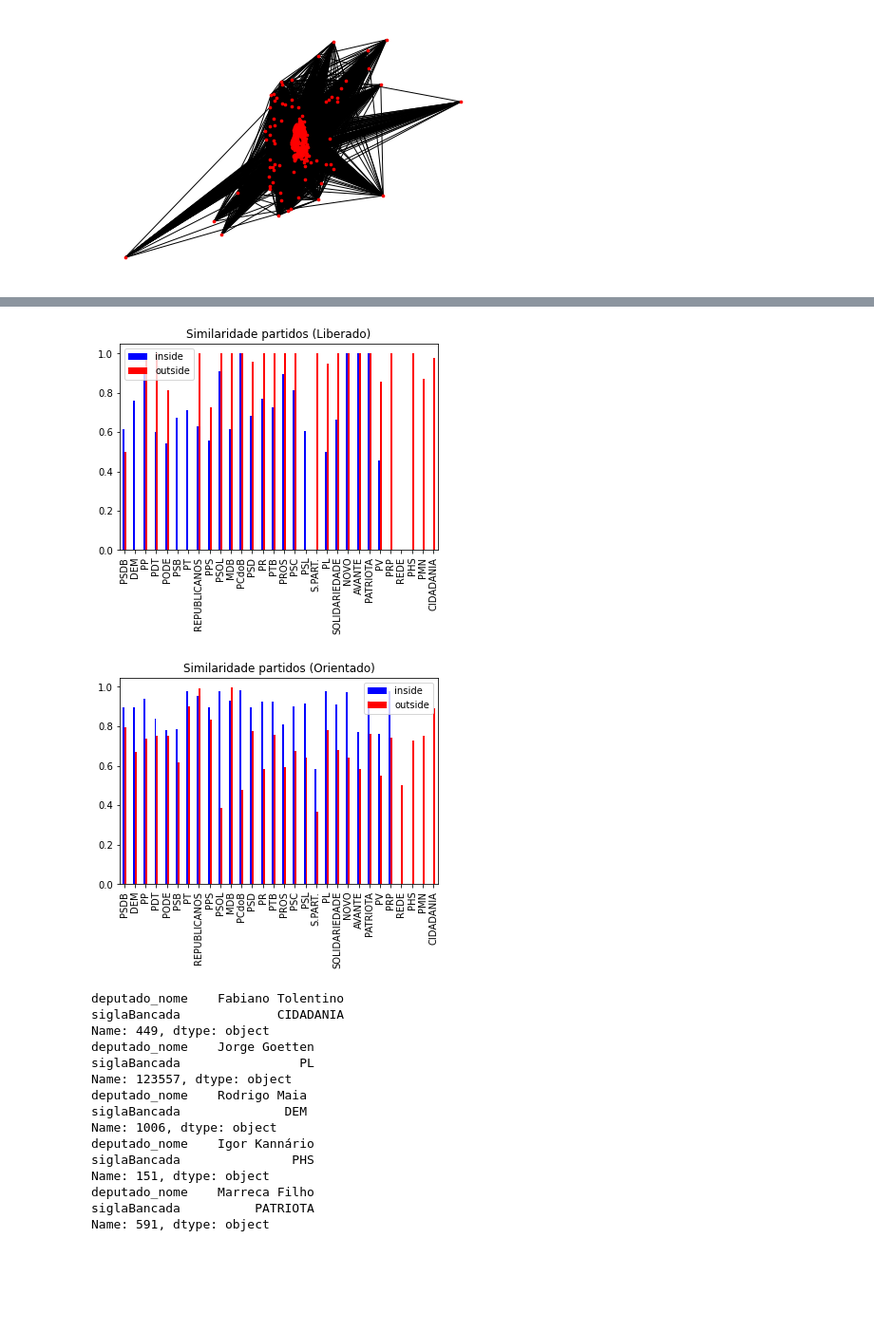
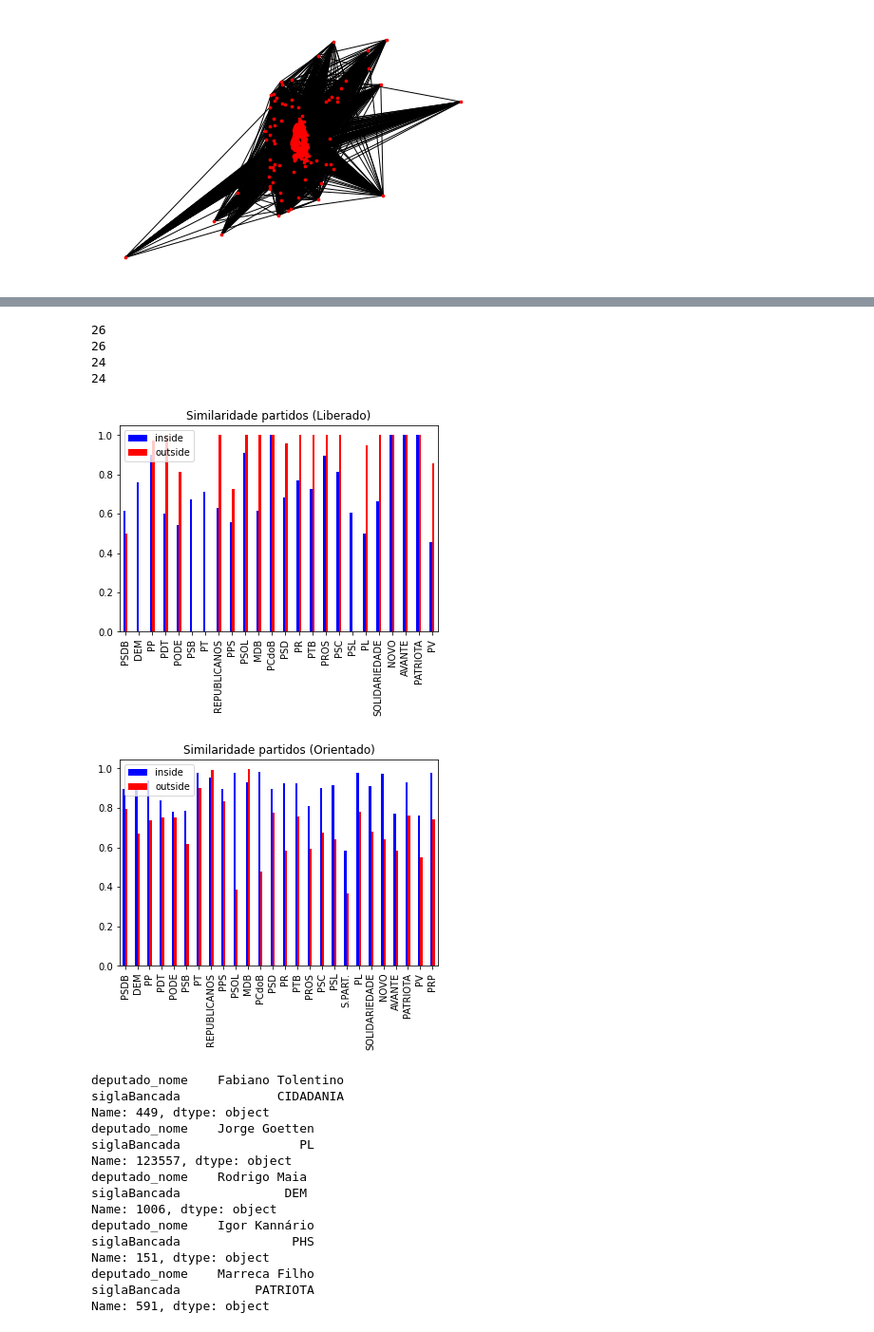
Before and after one commit to rodrigohaddad/Complex-Networks, a Jupyter notebook: tf/analyse_network.ipynb, the cells around one changed output, grey strips where cells are left out. Shown: that part at 95% size. Cells and saved outputs as stored; diff of their text form; code cells hidden in the pictures; blank space fills up the shorter version.

```diff
--- a/tf/analyse_network.ipynb
+++ b/tf/analyse_network.ipynb
@@ -329,18 +330,35 @@ def plot_bar_graph(inside, outside, lb):
     m1_t[['inside','outside']].plot(kind='bar', width=width, color=['b', 'r'])
 
     ax = plt.gca()
-    ax.set_xticklabels(list(sim_l.keys()))
+    ax.set_xticklabels(list(inside.keys()))
 
     ax.set(title=f"Similaridade partidos ({lb['name']})")
     plt.savefig(f"figs/party_sim_{lb['file']}.png")
 
     plt.show()
-# %%
-plot_bar_graph(sim_l, outside_sim_l, {"file": "free", "name": "Liberado"})
-plot_bar_graph(sim_o, outside_sim_o, {"file": "guided", "name": "Orientado"})
-# %% [output]
-[figure, removed]
-[figure, removed]
+# %%
+outside_sim_l_0 = {}
+sim_l_0 = {}
+for k, v in sim_l.items():
+    if v != 0:
+        outside_sim_l_0[k] = outside_sim_l[k]
+        sim_l_0[k] = v
+
+outside_sim_o_0 = {}
+sim_o_0 = {}
+for k, v in sim_o.items():
+    if v != 0:
+        outside_sim_o_0[k] = outside_sim_o[k]
+        sim_o_0[k] = v
+plot_bar_graph(sim_l_0, outside_sim_l_0, {"file": "free", "name": "Liberado"})
+plot_bar_graph(sim_o_0, outside_sim_o_0, {"file": "guided", "name": "Orientado"})
+# %% [output]
+26
+26
+24
+24
+[figure, added]
+[figure, added]
 # %%
 def calculate_dep_sim_diff(inside_sim, outside_sim):
     diff = {}
```
Also changed, not shown: parts of 7 cells of this notebook, 5 other files.
